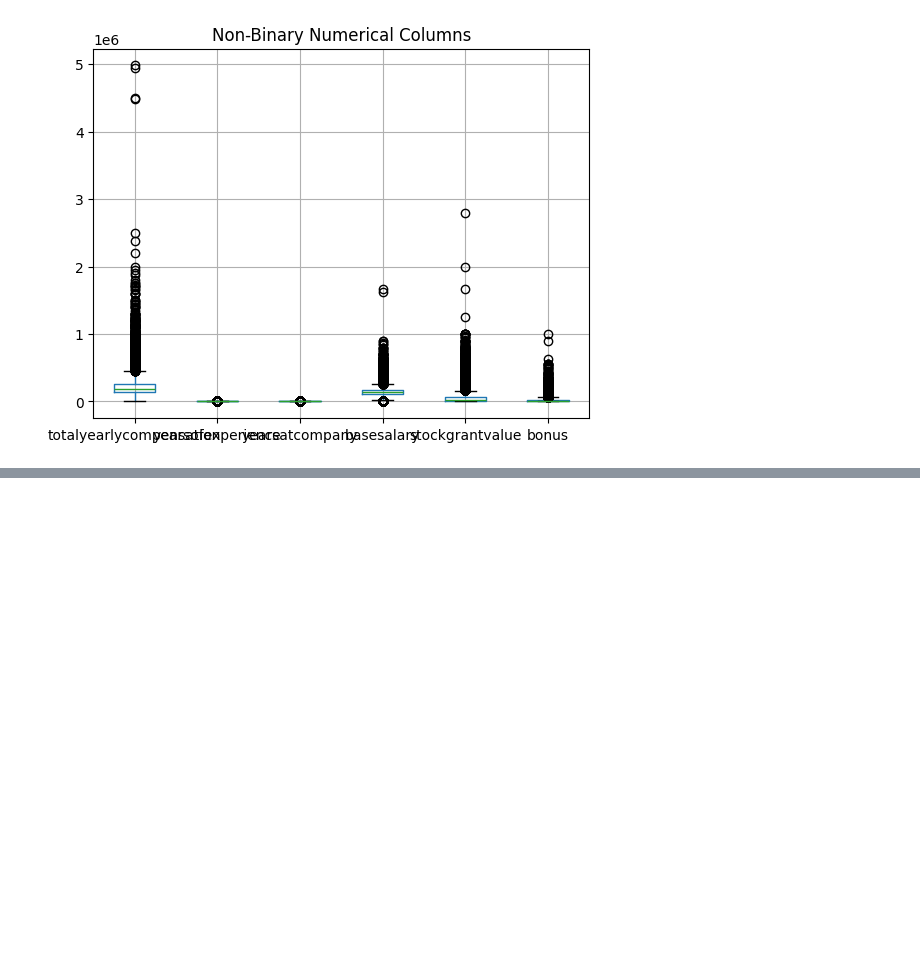
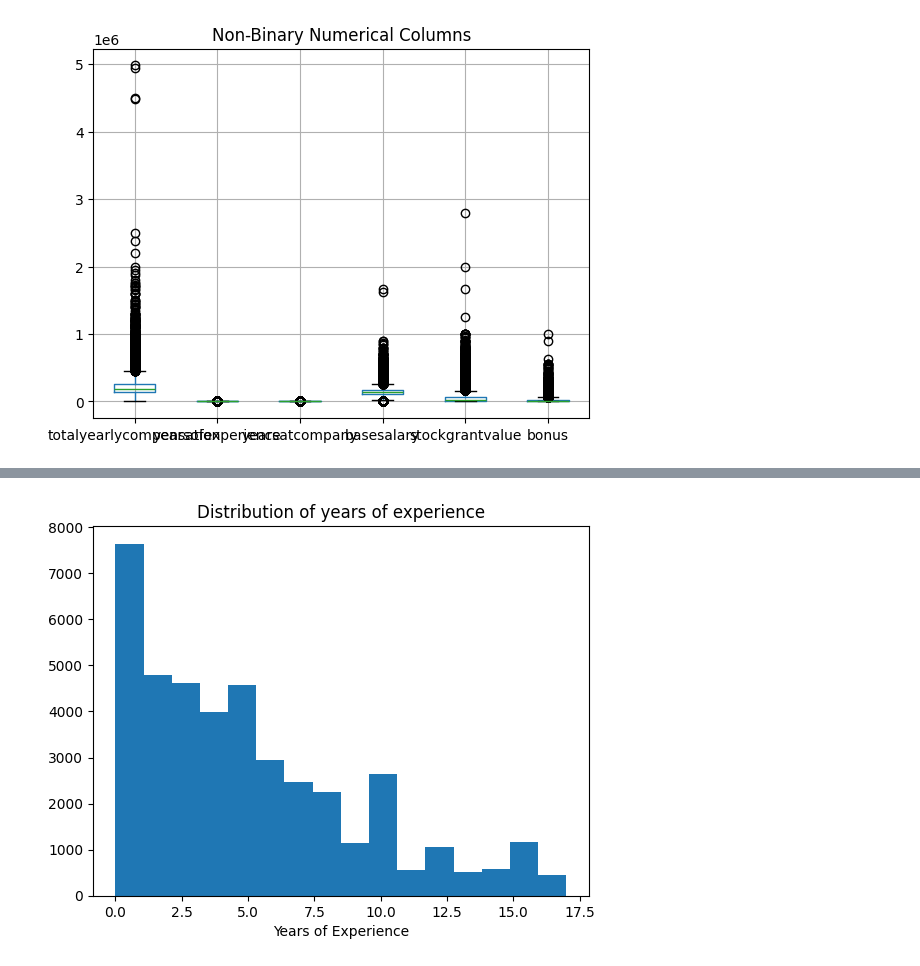
Before and after one commit to drakonic-fury/DTSC-2302-FP, a Jupyter notebook: project.ipynb, the cells around one changed output, grey strips where cells are left out. Saved outputs shown, nothing was run; the diff lists cells and outputs as text; code cells hidden in the pictures; blank space fills up the shorter version.

```diff
--- a/project.ipynb
+++ b/project.ipynb
@@ -116,0 +126,8 @@ plt.show()
+# %%
+x = dfclean['yearsofexperience']
+plt.hist(x, bins=16)
+plt.xlabel('Years of Experience')
+plt.title("Distribution of years of experience")
+plt.show()
+# %% [output]
+[figure, added]
```
Also changed, not shown: parts of 3 cells of this notebook.
